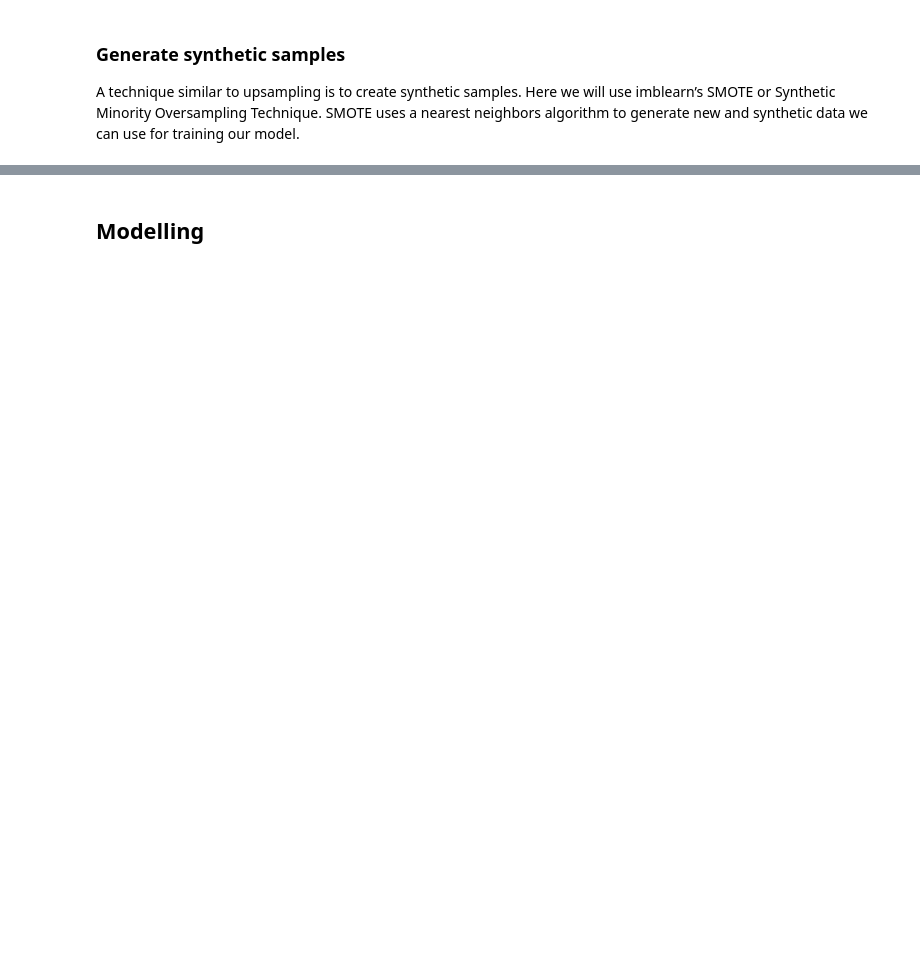
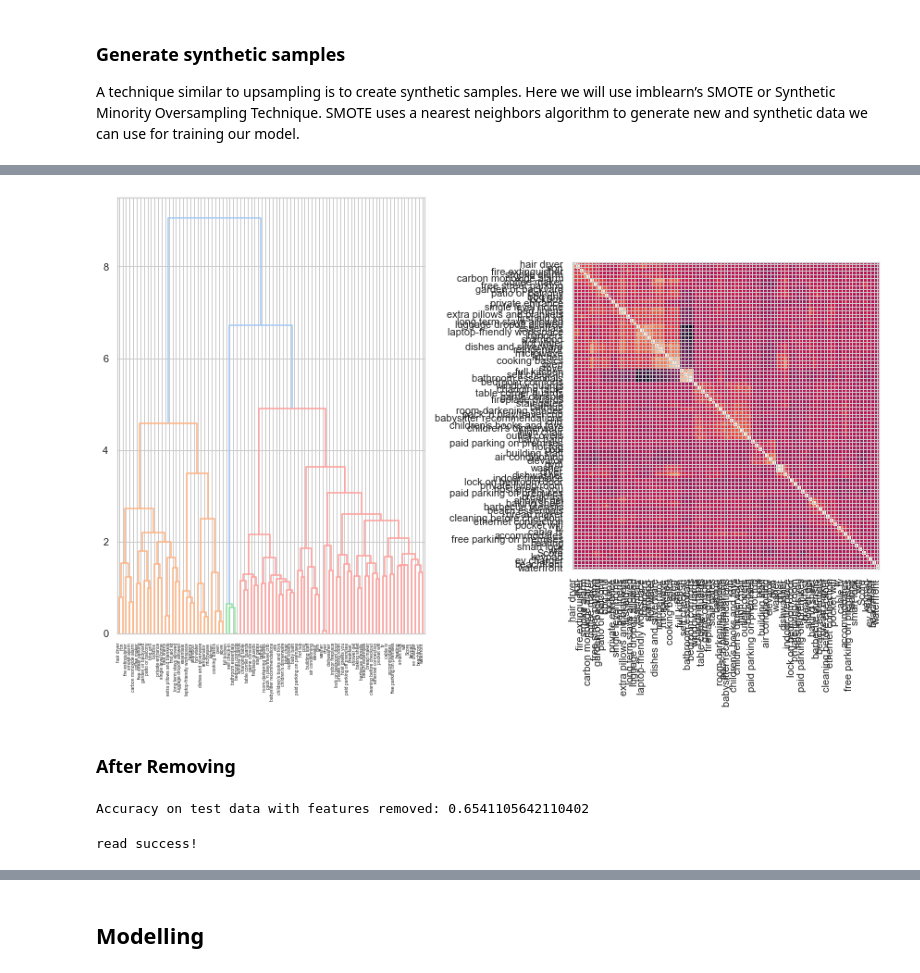
Before and after one commit to LingxingG/Data-Mining-Project, a Jupyter notebook: pre_processing/SafeIndex/Merging safe index to data.ipynb, the cells around one changed output, grey strips where cells are left out. Drawn from its saved outputs; the diff is of its cells as text; code cells hidden in the pictures; blank space fills up the shorter version.

```diff
--- a/pre_processing/SafeIndex/Merging safe index to data.ipynb
+++ b/pre_processing/SafeIndex/Merging safe index to data.ipynb
@@ -381,2 +394,9 @@ recall_score(y_test, upsampled_pred)
+# %%
+y_train_oversample = upsampled.sentiment_label
+X_train_oversample  = upsampled.drop('sentiment_label', axis=1)
+
+LR_model = LogisticRegression(solver='liblinear').fit(X_train_oversample , y_train_oversample)
+
+sample_result = sampleRun(LR_model,X_test,y_test,sample_result,"Oversample")
 # %% [markdown]
 ### Resampling techniques — Undersample majority class
@@ -434,16 +428,3 @@ recall_score(y_test, undersampled_pred)
 # %% [markdown]
 ### Generate synthetic samples
 A technique similar to upsampling is to create synthetic samples. Here we will use imblearn’s SMOTE or Synthetic Minority Oversampling Technique. SMOTE uses a nearest neighbors algorithm to generate new and synthetic data we can use for training our model.
-# %%
-from imblearn.over_sampling import SMOTE
-
-final_df2 = copy.deepcopy(final_df)
-
-y = final_df2.pop('sentiment_label')
-X = final_df2
-
-# setting up testing and training sets
-X_train, X_test, y_train, y_test = train_test_split(X, y, test_size=0.25, random_state=27)
-
-sm = SMOTE(random_state=27)
-X_train, y_train = sm.fit_sample(X_train, y_train)
@@ -464,0 +457,3 @@ recall_score(y_test, smote_pred)
+# %%
+X_final = X_train_oversample.append(X_test)
+X_final
@@ -464,0 +538,20 @@ recall_score(y_test, smote_pred)
+# %%
+fig, (ax1, ax2) = plt.subplots(1, 2, figsize=(12, 8))
+corr = spearmanr(X_final).correlation
+corr_linkage = hierarchy.ward(corr)
+dendro = hierarchy.dendrogram(
+    corr_linkage, labels=labelling.tolist(), ax=ax1, leaf_rotation=90
+)
+dendro_idx = np.arange(0, len(dendro['ivl']))
+
+ax2.imshow(corr[dendro['leaves'], :][:, dendro['leaves']])
+ax2.set_xticks(dendro_idx)
+ax2.set_yticks(dendro_idx)
+ax2.set_xticklabels(dendro['ivl'], rotation='vertical')
+ax2.set_yticklabels(dendro['ivl'])
+fig.tight_layout()
+plt.show()
+# %% [output]
+[figure, added]
+# %% [markdown]
+### After Removing
@@ -464,0 +564,27 @@ recall_score(y_test, smote_pred)
+# %%
+X_train_sel = X_train_oversample.iloc[:, selected_features]
+X_test_sel = X_test.iloc[:, selected_features]
+
+clf_sel = RandomForestClassifier(n_estimators=100, random_state=42)
+clf_sel.fit(X_train_sel, y_train_oversample)
+print("Accuracy on test data with features removed: {}".format(clf_sel.score(X_test_sel, y_test)))
+
+feature_selection_df['after feature extraction'] = [clf_sel.score(X_test_sel, y_test), len(X_train_sel.columns)]
+# %% [output]
+Accuracy on test data with features removed: 0.6541105642110402
+# %%
+Filepath = "permutation_importance_features_removed.pickle"
+if os.path.exists(Filepath):
+    with open(Filepath, 'rb') as f:
+        result_features_removed = pickle.load(f)
+        print("read success!")
+else:
+    result_features_removed = permutation_importance(clf_sel,
+                                                        X_train_sel,
+                                                        y_train_oversample,
+                                                        n_repeats=10,
+                                                        random_state=42)
+    with open(Filepath, 'wb') as f:
+        pickle.dump(result_features_removed, f, pickle.HIGHEST_PROTOCOL)
+# %% [output]
+read success!
```
Also changed, not shown: parts of 50 cells of this notebook, 5 other files.
